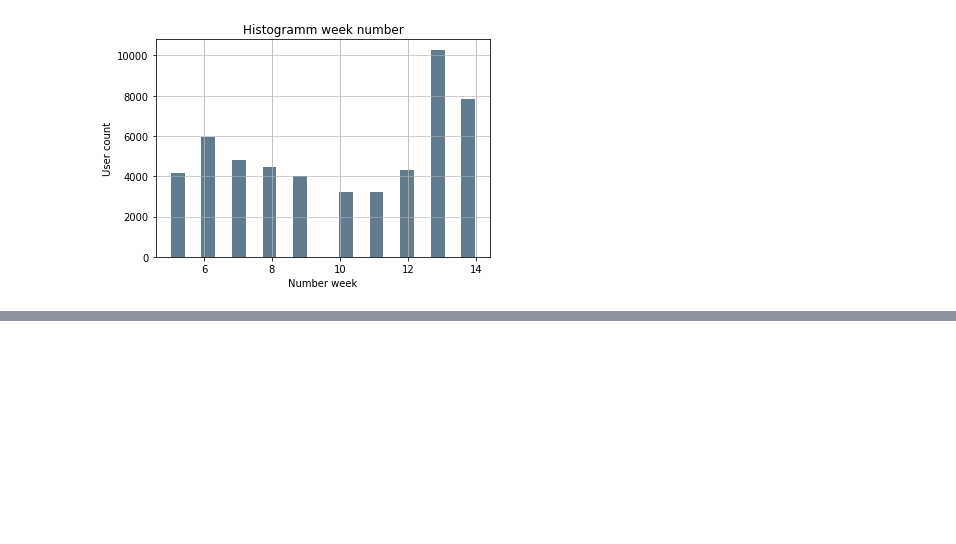
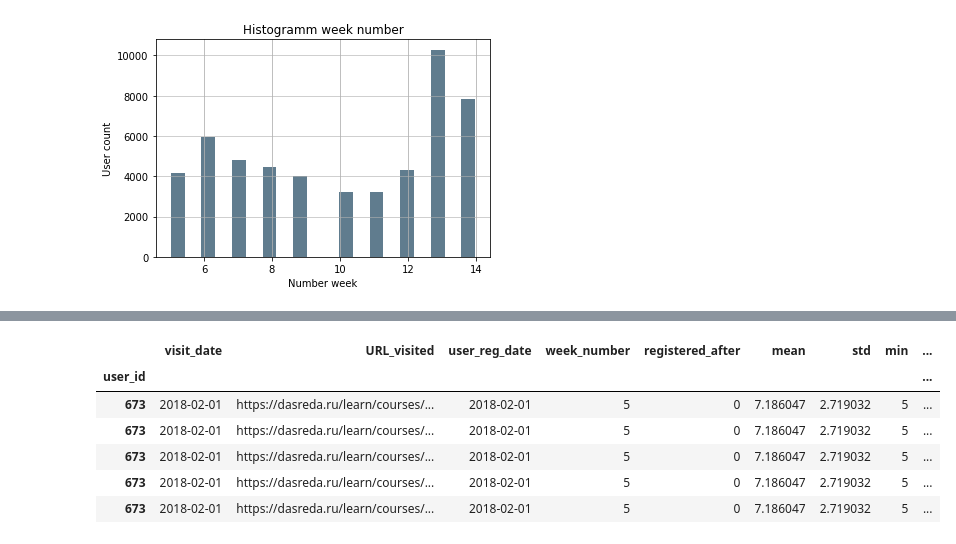
Before and after one commit to K7chyp/job_interview_tasks-, a Jupyter notebook: sber/sber_.ipynb, the cells around one changed output, grey strips where cells are left out. Saved outputs shown, nothing was run; the diff lists cells and outputs as text; code cells hidden in the pictures; blank space fills up the shorter version.

```diff
--- a/sber/sber_.ipynb
+++ b/sber/sber_.ipynb
@@ -24,3 +20,6 @@ events = prep.events
+# %%
+import Cohort
+cohort = Cohort.Cohort(events)
 # %%
 events.head()
 # %% [output]
@@ -54,0 +104,10 @@ exp.plot_week_number()
+# %%
+cohort.add_cohort_groups()
+# %% [output]
+|  | visit_date | URL_visited | user_reg_date | week_number | registered_after | mean | std | min | ... |
+| user_id |  |  |  |  |  |  |  |  | ... |
+| 673 | 2018-02-01 | https://dasreda.ru/learn/courses/... | 2018-02-01 | 5 | 0 | 7.186047 | 2.719032 | 5 | ... |
+| 673 | 2018-02-01 | https://dasreda.ru/learn/courses/... | 2018-02-01 | 5 | 0 | 7.186047 | 2.719032 | 5 | ... |
+| 673 | 2018-02-01 | https://dasreda.ru/learn/courses/... | 2018-02-01 | 5 | 0 | 7.186047 | 2.719032 | 5 | ... |
+| 673 | 2018-02-01 | https://dasreda.ru/learn/courses/... | 2018-02-01 | 5 | 0 | 7.186047 | 2.719032 | 5 | ... |
+| 673 | 2018-02-01 | https://dasreda.ru/learn/courses/... | 2018-02-01 | 5 | 0 | 7.186047 | 2.719032 | 5 | ... |
```
Also changed, not shown: parts of 11 cells of this notebook, 1 other file.
